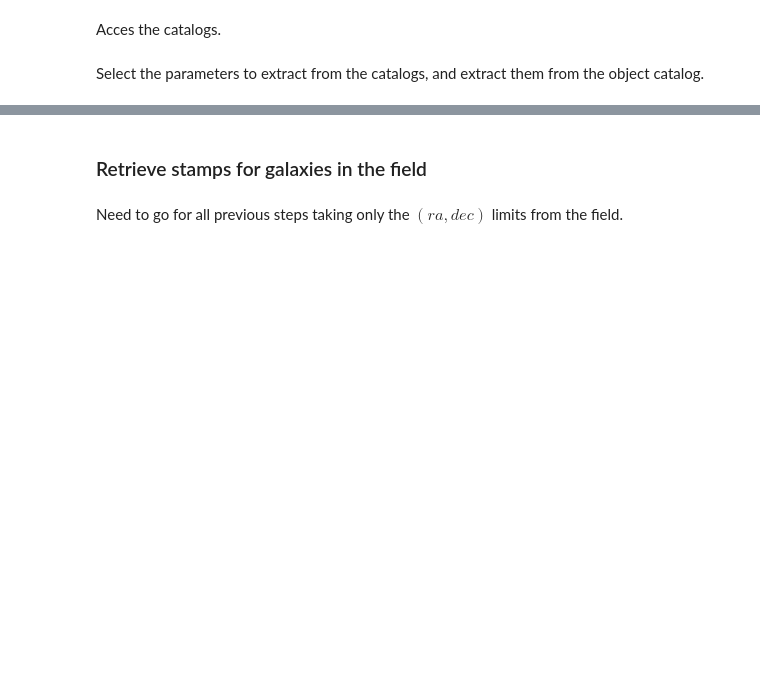
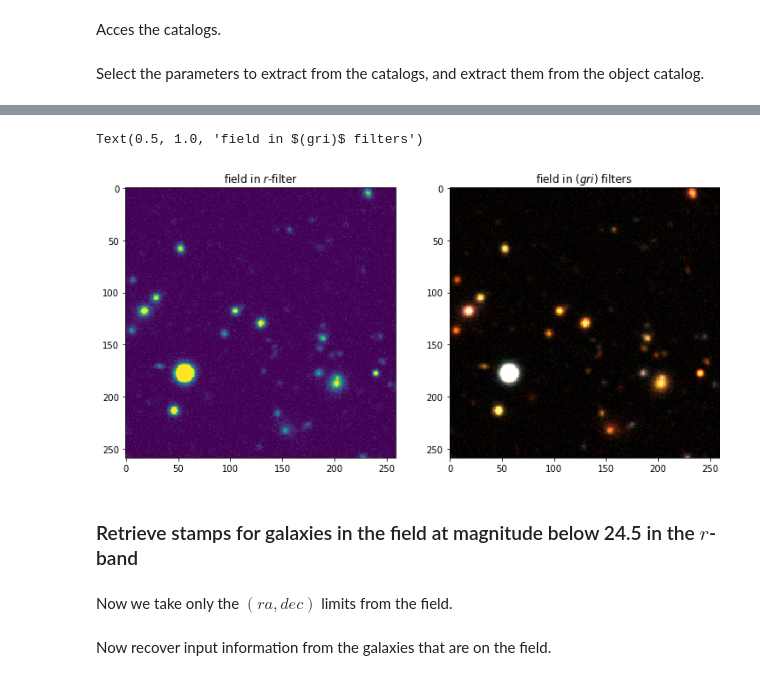
Before and after one commit to astrodeepnet/debvader, a Jupyter notebook: notebooks/dc2_stamps_and_corresponding_parameters-Copy1.ipynb, the cells around one changed output, grey strips where cells are left out. Drawn from its saved outputs; the diff is of its cells as text; code cells hidden in the pictures; blank space fills up the shorter version.

```diff
--- a/notebooks/dc2_stamps_and_corresponding_parameters-Copy1.ipynb
+++ b/notebooks/dc2_stamps_and_corresponding_parameters-Copy1.ipynb
@@ -132,18 +68,0 @@ Generate the images using the cutout code from Michael Wood-Vasey: https://githu
-# %%
-for z,i in enumerate (indices):
-    first = id_ra_dec[object_idx[i]]
-    ra, dec = first['ra'], first['dec']
-    print(i)
-    for k, filter_k in enumerate (filters):
-        if k == 0:
-            cutout = cutout_img_dc2.cutout_coadd_ra_dec(butler_u, ra, dec, filter=filter_k, cutoutSideLength=imsize)
-        else:
-            cutout = cutout_img_dc2.cutout_coadd_ra_dec(butler_grizy, ra, dec, filter=filter_k, cutoutSideLength=imsize)
-
-        radec = lsst.geom.SpherePoint(ra, dec, lsst.geom.degrees)
-        xy = cutout.getWcs().skyToPixel(radec)  # returns a Point2D
-
-        img[z,:,:,k]= cutout.image.array
-        if (cutout.getPsf().computeKernelImage(xy).array.size != 3481):
-            print('not taken into account')
-            break
@@ -174,4 +91,29 @@ np.save('../data/dc2_imgs/field/field_img.npy', img)
+# %%
+ra_field, dec_field = 63.33948013921437, -28.970247263971835
+
+for k, filter_k in enumerate (filters):
+    if k == 0:
+        cutout = cutout_img_dc2.cutout_coadd_ra_dec(butler_u, ra_field, dec_field, filter=filter_k, cutoutSideLength=imsize)
+    else:
+        cutout = cutout_img_dc2.cutout_coadd_ra_dec(butler_grizy, ra_field, dec_field, filter=filter_k, cutoutSideLength=imsize)
+
+    radec = lsst.geom.SpherePoint(ra_field, dec_field, lsst.geom.degrees)
+    xy = cutout.getWcs().skyToPixel(radec)  # returns a Point2D
+
+    img[0,:,:,k]= cutout.image.array
+# %%
+fig, axes = plt.subplots(1, 2, figsize = (12,8))
+axes[0].imshow(np.clip(img[0,:,:,2], a_min=0.0, a_max=1.))
+
+bands = [3,2,1]
+axes[1].imshow(np.clip(img[0][:,:,bands], a_min=0.0, a_max=1.))
+
+axes[0].set_title('field in $r$-filter')
+axes[1].set_title('field in $(gri)$ filters')
+# %% [output]
+Text(0.5, 1.0, 'field in $(gri)$ filters')
+[figure, added]
 # %% [markdown]
-### Retrieve stamps for galaxies in the field
+### Retrieve stamps for galaxies in the field at magnitude below 24.5 in the $r$-band
 # %% [markdown]
-Need to go for all previous steps taking only the $(ra, dec)$ limits from the field.
+Now we take only the $(ra, dec)$ limits from the field.
@@ -188,6 +134,8 @@ native_filter = f'(healpix_pixel == {ipix[0]})'
 for ipx in ipix:
     native_filter=native_filter+f' | (healpix_pixel == {ipx})'
 pos_filters=[f'ra >= {min_ra}',f'ra <={max_ra}', f'dec >= {min_dec}', f'dec <= {max_dec}']
+# %% [markdown]
+Now recover input information from the galaxies that are on the field.
 # %%
 # Define a mag cut for truth catalog
 truth_mag_filters = ['mag_r < '+str(mag_cut)]
```
Also changed, not shown: parts of 38 cells of this notebook, 5 other files.
